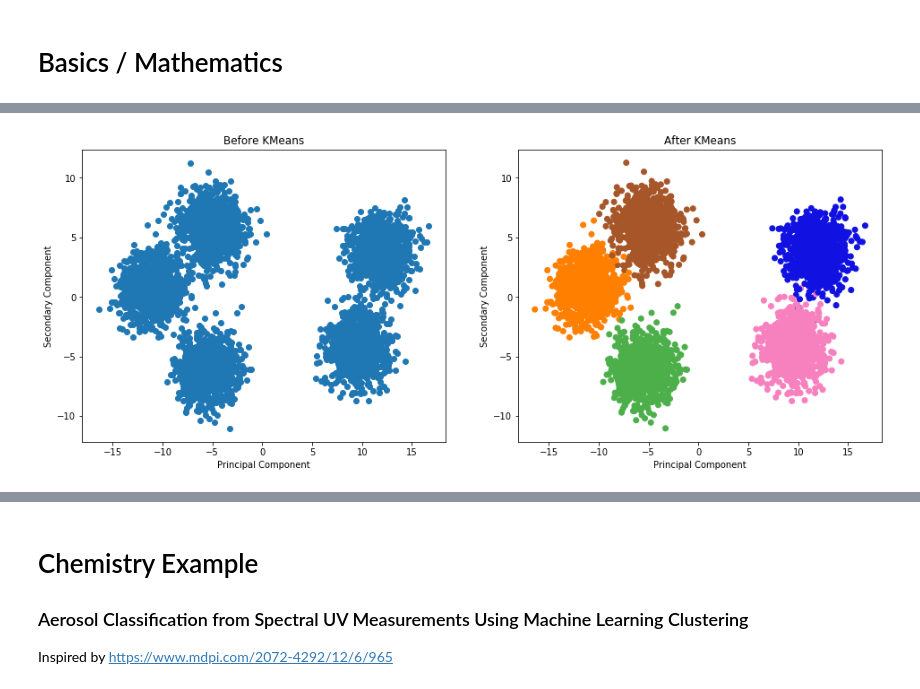
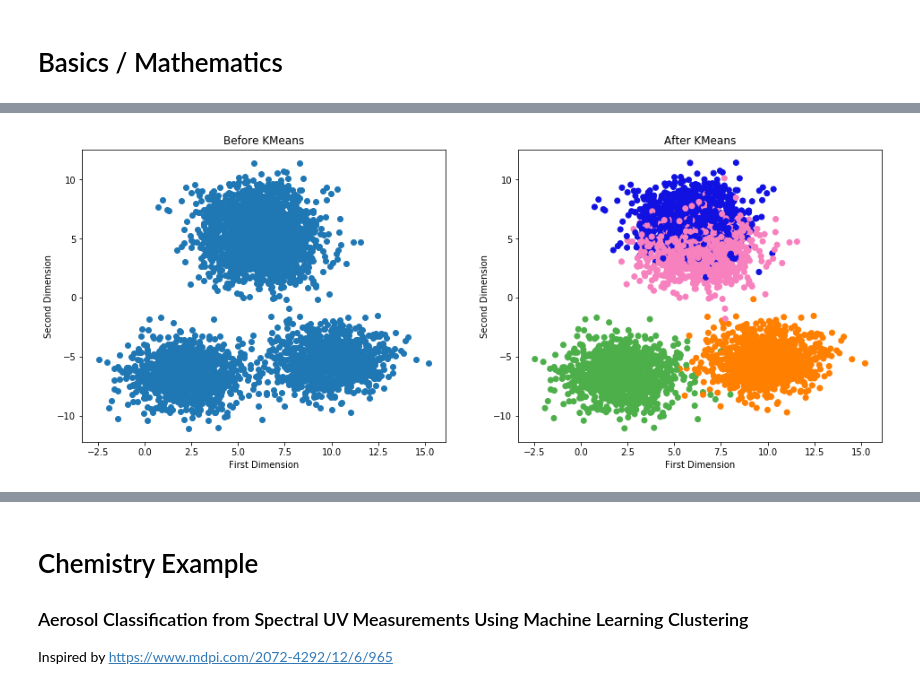
Before and after one commit to bkalita23/MLinSummer20, a Jupyter notebook: Clustering.ipynb, the cells around one changed output, grey strips where cells are left out. Drawn from its saved outputs; the diff is of its cells as text; code cells hidden in the pictures.

```diff
--- a/Clustering.ipynb
+++ b/Clustering.ipynb
@@ -17,39 +21,35 @@ This is a basic example that can be used to introduce PCA or any clustering algo
 # %%
-n_clusters = 5 # The number of clusters
+n_clusters = 4 # The number of clusters
 n_points = 1000 # The number of points in each cluster
-n_dimensions = 4 # The number of dimensions
+n_dimensions = 10 # The number of dimensions
 standard_dev = 1.5 # The standard deviation of each cluster
 
 #########################################################################################################################################################################
 
-data, realClusters = datasets.make_blobs(n_samples=n_clusters*n_points, centers=n_clusters, n_features=n_dimensions, cluster_std=standard_dev, random_state=111)
+data, real_labels = datasets.make_blobs(n_samples=n_clusters*n_points, centers=n_clusters, n_features=n_dimensions, cluster_std=standard_dev, random_state=111)
 
 # Cluster the data
-kmeans = cluster.KMeans(n_clusters=n_clusters, random_state=111)
-kmeansClusters = kmeans.fit_predict(data)
-
-# PCA data into 2D
-pca = decomposition.PCA(n_components=2)
-dataPCA = pca.fit_transform(data)
+clusterer = cluster.KMeans(n_clusters=n_clusters, random_state=111)
+cluster_labels = clusterer.fit_predict(data)
 
 # Plot
 fig = plt.figure(figsize=(16,6))
 
-colors = np.array(list(islice(cycle(['#1111e1', '#ff7f00', '#4daf4a', '#f781bf', '#a65628', '#984ea3', '#999999', '#e41a1c', '#dede00']), int(max(kmeansClusters) + 1))))
+colors = np.array(list(islice(cycle(['#1111e1', '#ff7f00', '#4daf4a', '#f781bf', '#a65628', '#984ea3', '#999999', '#e41a1c', '#dede00']), int(max(cluster_labels) + 1))))
 colors = np.append(colors, ["#000000"])
 
 ax1 = fig.add_subplot(1,2,1)
-ax1.set_xlabel('Principal Component')
-ax1.set_ylabel('Secondary Component')
-ax1.scatter(dataPCA[:,0], dataPCA[:,1])
+ax1.set_xlabel('First Dimension')
+ax1.set_ylabel('Second Dimension')
+ax1.scatter(data[:,0], data[:,1])
 plt.title('Before KMeans')
 
 ax2 = fig.add_subplot(1,2,2)
-ax2.set_xlabel('Principal Component')
-ax2.set_ylabel('Secondary Component')
-ax2.scatter(dataPCA[:,0], dataPCA[:,1], c=colors[kmeansClusters])
+ax2.set_xlabel('First Dimension')
+ax2.set_ylabel('Second Dimension')
+ax2.scatter(data[:,0], data[:,1], c=colors[cluster_labels])
 plt.title('After KMeans')
 
 plt.show()
 # %% [output]
-[figure, old version]
+[figure, new version]
```
Also changed, not shown: parts of 11 cells of this notebook.
